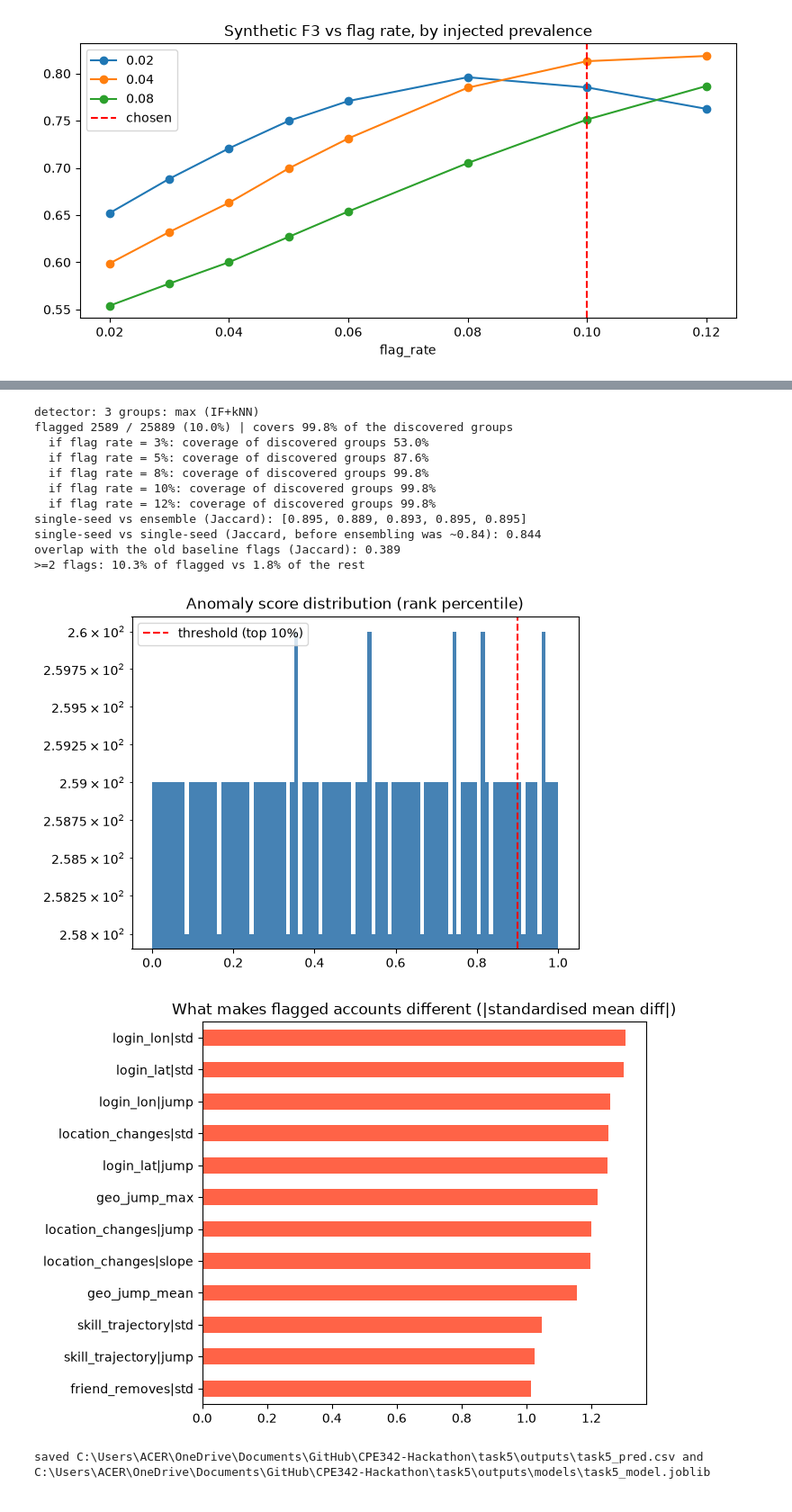
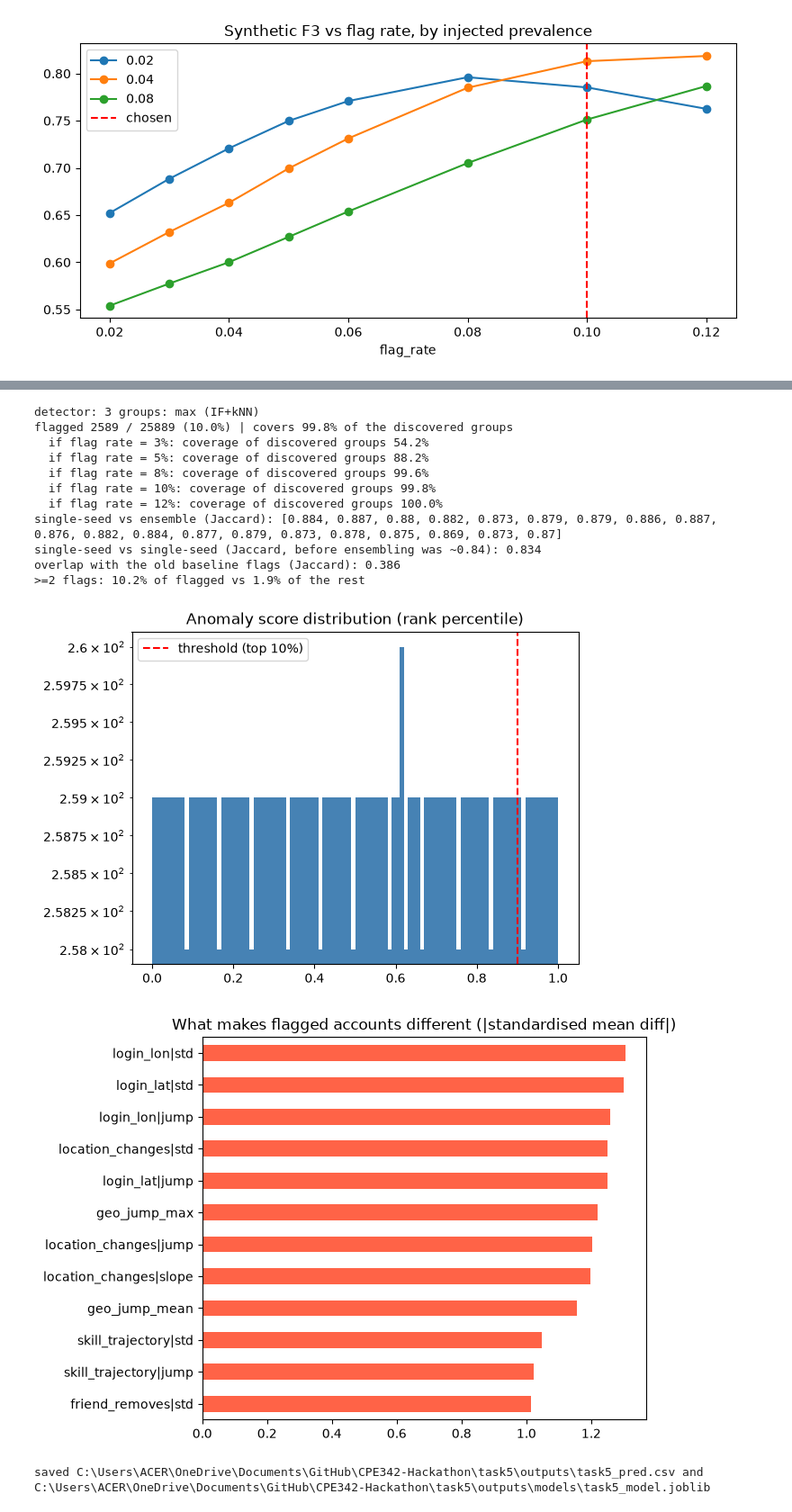
Before and after one commit to supxrpoxm/CPE342-Hackathon, a Jupyter notebook: task5/task5.ipynb, the cells around one changed output, grey strips where cells are left out. Shown at 90% size. Cells and saved outputs as stored; diff of their text form; code cells hidden in the pictures.

Commit message:
task5: average the rank score over 20 seeds (was 5); flag rate stays 10 %

```diff
--- a/task5/task5.ipynb
+++ b/task5/task5.ipynb
@@ -493,45 +493,45 @@ F3 weights recall 9x more than precision, so more than the clearly separated gro
 # %%
-SEEDS_FINAL = [SEED, 7, 21, 99, 123] if not QUICK else [SEED, 7]
+SEEDS_FINAL = [SEED] + list(range(1000, 1019)) if not QUICK else [SEED, 7]   # 20 seeds (was 5): fewer accounts flip at the threshold
 S_real, models_real = detector_scores(F_new, SEED, N_EST)
 V_real = {VARIANTS[0]: fit_if(F, list(F.columns), SEED, N_EST)[0], **variant_scores(S_real)}
 best = best_variant
 # seed ensemble: average the rank score over several seeds (IF subsampling + kNN split are random) -> fewer flips at the threshold
 seed_scores = [V_real[best]] + [variant_scores(detector_scores(F_new, s, N_EST)[0])[best] for s in SEEDS_FINAL[1:]]
 score = pct(np.mean(seed_scores, axis=0))
 thr = np.quantile(score, 1 - CONTAMINATION)
 pred = (score >= thr).astype(int)
 print(f"detector: {best}")
 print(f"flagged {pred.sum()} / {len(pred)} ({pred.mean():.1%}) | covers {group[pred == 1].sum() / group.sum():.1%} of the discovered groups")
 for rate in (0.03, 0.05, 0.08, 0.10, 0.12):
     t = np.quantile(score, 1 - rate)
     print(f"  if flag rate = {rate:.0%}: coverage of discovered groups {group[score >= t].sum() / group.sum():.1%}")
 
 # stability: do other random seeds flag (almost) the same accounts?
-single = [top_rate_flags(s_).astype(bool) for s_ in seed_scores]
+single = [top_rate_flags(s_, CONTAMINATION).astype(bool) for s_ in seed_scores]
 print("single-seed vs ensemble (Jaccard):", [round(jaccard(pred.astype(bool), o), 3) for o in single])
 print("single-seed vs single-seed (Jaccard, before ensembling was ~0.84):", round(jaccard(single[0], single[1]), 3))
-print("overlap with the old baseline flags (Jaccard):", round(jaccard(pred.astype(bool), top_rate_flags(V_real[VARIANTS[0]]).astype(bool)), 3))
+print("overlap with the old baseline flags (Jaccard):", round(jaccard(pred.astype(bool), top_rate_flags(V_real[VARIANTS[0]], CONTAMINATION).astype(bool)), 3))
 nf = df[FLAGS].fillna(0).sum(axis=1)
 print(f">=2 flags: {(nf[pred == 1] >= 2).mean():.1%} of flagged vs {(nf[pred == 0] >= 2).mean():.1%} of the rest")
 
 plt.hist(score, bins=100, color="steelblue"); plt.axvline(thr, color="red", ls="--", label=f"threshold (top {CONTAMINATION:.0%})")
 plt.yscale("log"); plt.legend(); plt.title("Anomaly score distribution (rank percentile)"); plt.show()
 top_shift(F_new, pred == 1, 12).sort_values().plot(kind="barh", figsize=(7, 5), color="tomato",
                                                     title="What makes flagged accounts different (|standardised mean diff|)")
 plt.tight_layout(); plt.show()
 # %% [output]
 detector: 3 groups: max (IF+kNN)
 flagged 2589 / 25889 (10.0%) | covers 99.8% of the discovered groups
-  if flag rate = 3%: coverage of discovered groups 53.0%
-  if flag rate = 5%: coverage of discovered groups 87.6%
-  if flag rate = 8%: coverage of discovered groups 99.8%
+  if flag rate = 3%: coverage of discovered groups 54.2%
+  if flag rate = 5%: coverage of discovered groups 88.2%
+  if flag rate = 8%: coverage of discovered groups 99.6%
   if flag rate = 10%: coverage of discovered groups 99.8%
-  if flag rate = 12%: coverage of discovered groups 99.8%
-single-seed vs ensemble (Jaccard): [0.895, 0.889, 0.893, 0.895, 0.895]
-single-seed vs single-seed (Jaccard, before ensembling was ~0.84): 0.844
-overlap with the old baseline flags (Jaccard): 0.389
->=2 flags: 10.3% of flagged vs 1.8% of the rest
+  if flag rate = 12%: coverage of discovered groups 100.0%
+single-seed vs ensemble (Jaccard): [0.884, 0.887, 0.88, 0.882, 0.873, 0.879, 0.879, 0.886, 0.887, 0.876, 0.882, 0.884, 0.877, 0.879, 0.873, 0.878, 0.875, 0.869, 0.873, 0.87]
+single-seed vs single-seed (Jaccard, before ensembling was ~0.84): 0.834
+overlap with the old baseline flags (Jaccard): 0.386
+>=2 flags: 10.2% of flagged vs 1.9% of the rest
-[figure, old version]
+[figure, new version]
 [figure]
 # %%
 out = pd.DataFrame({"id": [f"ANS{i + 1:05d}" for i in range(len(pred))], "pred": pred, "score": score})
```
Also changed, not shown: parts of 1 cell of this notebook.
